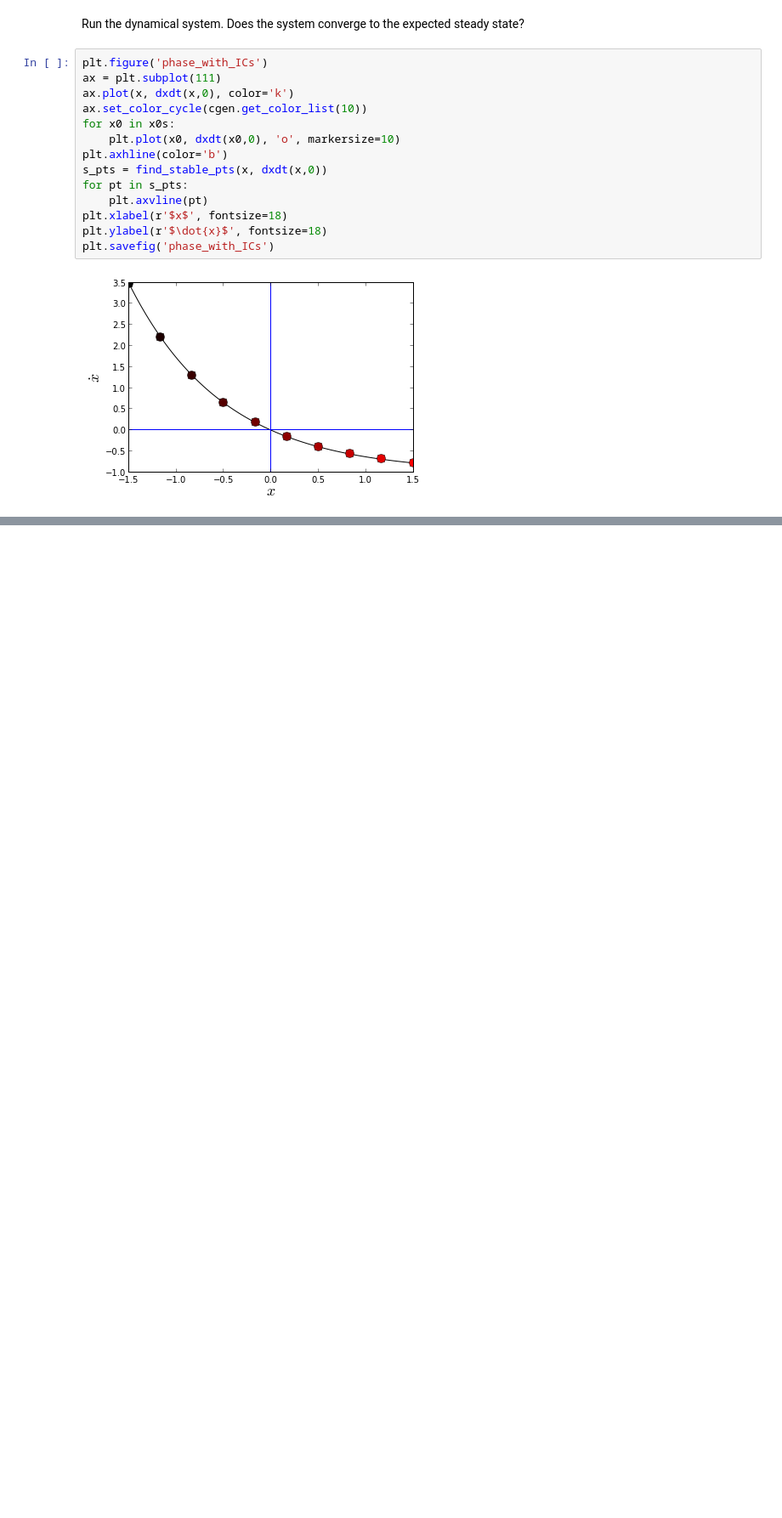
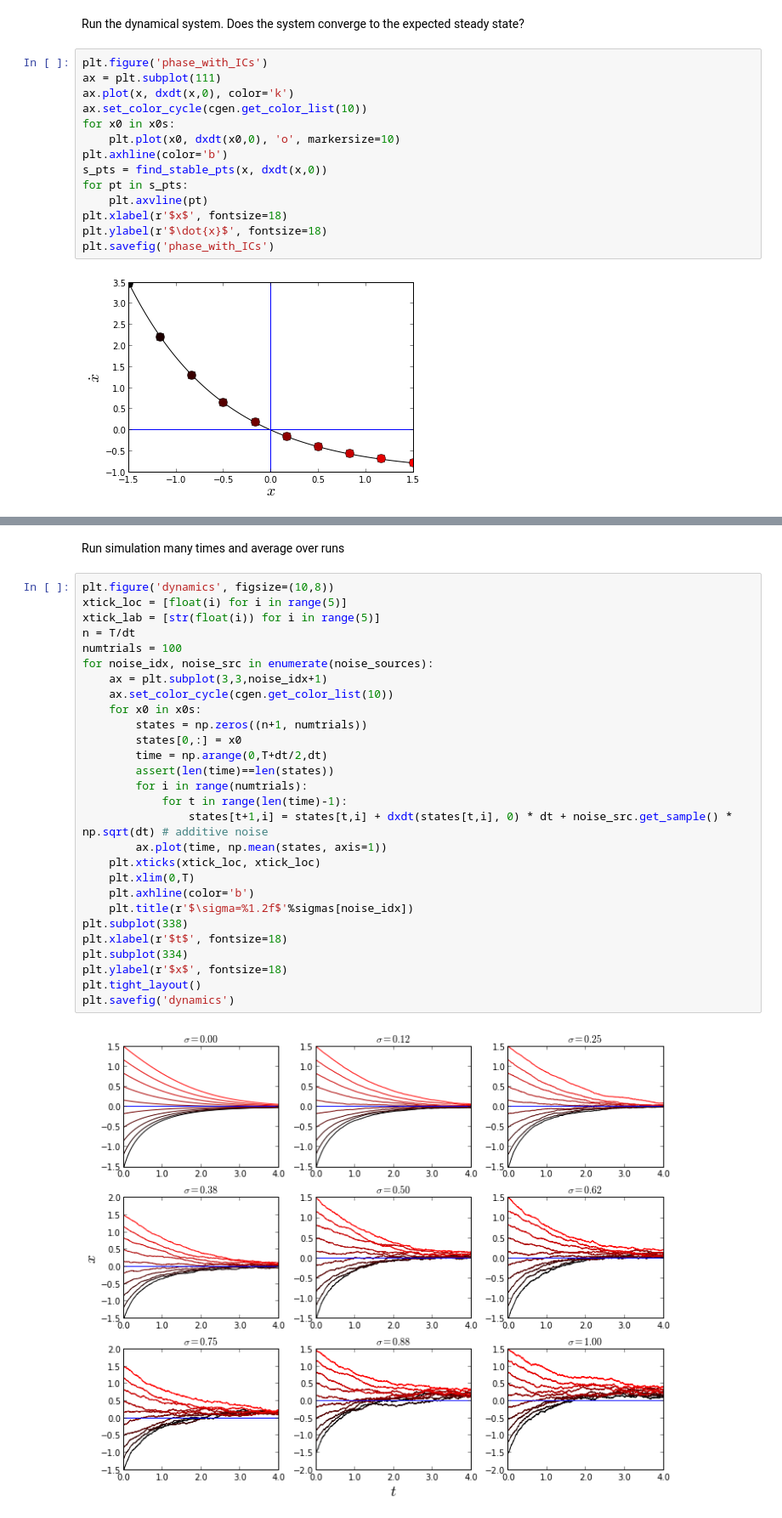
Before and after one commit to fragapanagos/noisy_dynamics, a Jupyter notebook: noisy_system.ipynb, the cells around one changed output, grey strips where cells are left out. Shown at 85% size. Cells and saved outputs as stored; diff of their text form; blank space fills up the shorter version.

```diff
--- a/noisy_system.ipynb
+++ b/noisy_system.ipynb
@@ -217,0 +219,32 @@ plt.savefig('dynamics')
+# %% [markdown]
+Run simulation many times and average over runs
+# %%
+plt.figure('dynamics', figsize=(10,8))
+xtick_loc = [float(i) for i in range(5)]
+xtick_lab = [str(float(i)) for i in range(5)]
+n = T/dt
+numtrials = 100
+for noise_idx, noise_src in enumerate(noise_sources):
+    ax = plt.subplot(3,3,noise_idx+1)
+    ax.set_color_cycle(cgen.get_color_list(10))
+    for x0 in x0s:
+        states = np.zeros((n+1, numtrials))
+        states[0,:] = x0
+        time = np.arange(0,T+dt/2,dt)
+        assert(len(time)==len(states))
+        for i in range(numtrials):
+            for t in range(len(time)-1):
+                states[t+1,i] = states[t,i] + dxdt(states[t,i], 0) * dt + noise_src.get_sample() * np.sqrt(dt) # additive noise
+        ax.plot(time, np.mean(states, axis=1))
+    plt.xticks(xtick_loc, xtick_loc)
+    plt.xlim(0,T)
+    plt.axhline(color='b')
+    plt.title(r'$\sigma=%1.2f$'%sigmas[noise_idx])
+plt.subplot(338)
+plt.xlabel(r'$t$', fontsize=18)
+plt.subplot(334)
+plt.ylabel(r'$x$', fontsize=18)
+plt.tight_layout()
+plt.savefig('dynamics')
+# %% [output]
+[figure, added]
```
Also changed, not shown: parts of 3 cells of this notebook, 2 other files.
